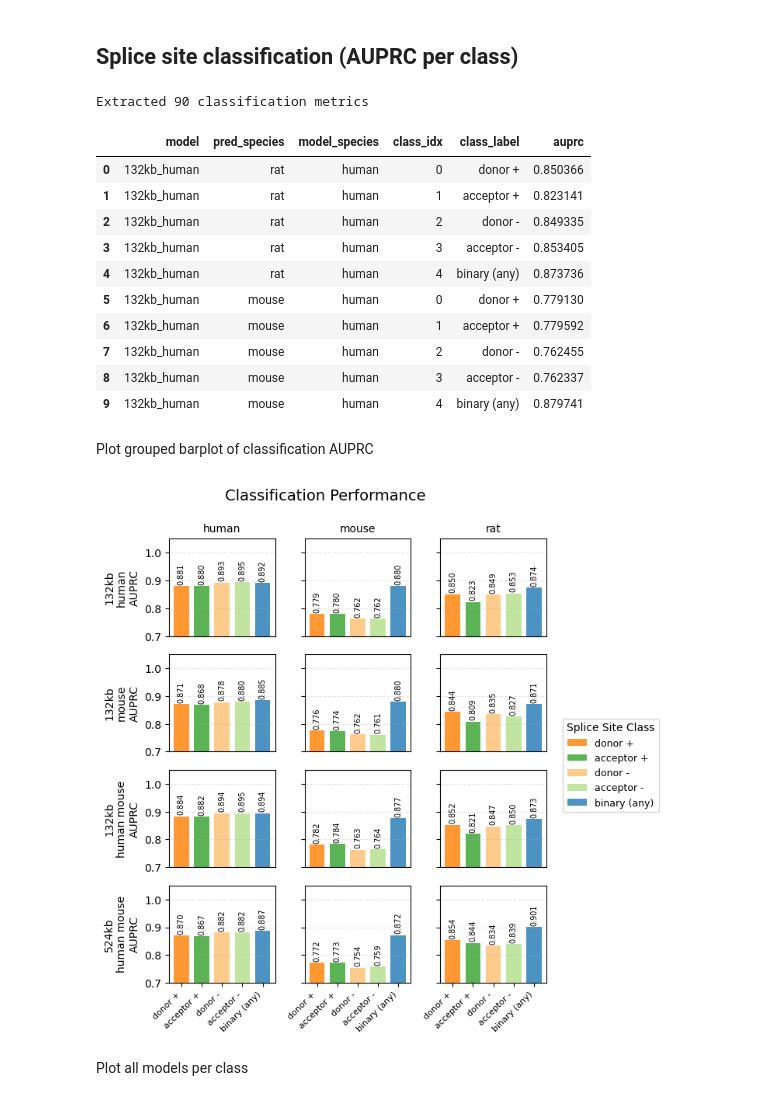
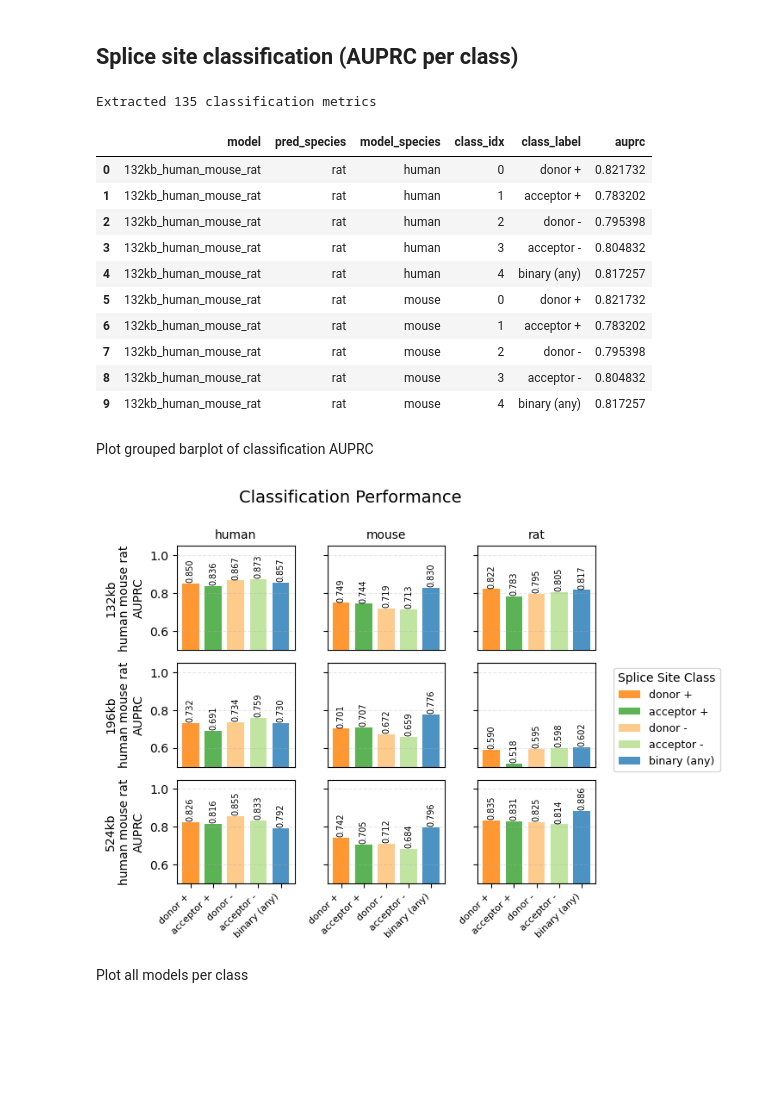
Before and after one commit to anamariaelek/alphagenome-pytorch, a Jupyter notebook: examples/notebooks/splice_eval_compara.ipynb, the cells around one changed output. Saved outputs shown, nothing was run; the diff lists cells and outputs as text; code cells hidden in the pictures; blank space fills up the shorter version.

```diff
--- a/examples/notebooks/splice_eval_compara.ipynb
+++ b/examples/notebooks/splice_eval_compara.ipynb
@@ -11,8 +13,15 @@ import matplotlib.lines as mlines
 metrics_dict = {}
 
 # Load saved predictions
-models = ["132kb_human", "132kb_mouse", "132kb_human_mouse", "524kb_human_mouse"]
-# models = ["132kb_human", "132kb_mouse", "132kb_human_mouse", "524kb_human_mouse", "132kb_human_mouse_rat", "524kb_human_mouse_rat"]
+models = [
+    #"132kb_human",
+    #"132kb_mouse",
+    #"132kb_human_mouse",
+    "132kb_human_mouse_rat",
+    "196kb_human_mouse_rat",
+    #"524kb_human_mouse",
+    "524kb_human_mouse_rat"
+]
 for model in models:
     for pred_sps in ["rat", "mouse", "human"]:
         # Construct prediction directory path
@@ -165,18 +183,18 @@ df_classification = pd.DataFrame(classification_data)
 print(f"Extracted {len(df_classification)} classification metrics")
 df_classification.head(10)
 # %% [output]
-Extracted 90 classification metrics
+Extracted 135 classification metrics
 |  | model | pred_species | model_species | class_idx | class_label | auprc |
-| 0 | 132kb_human | rat | human | 0 | donor + | 0.850366 |
-| 1 | 132kb_human | rat | human | 1 | acceptor + | 0.823141 |
-| 2 | 132kb_human | rat | human | 2 | donor - | 0.849335 |
-| 3 | 132kb_human | rat | human | 3 | acceptor - | 0.853405 |
-| 4 | 132kb_human | rat | human | 4 | binary (any) | 0.873736 |
-| 5 | 132kb_human | mouse | human | 0 | donor + | 0.779130 |
-| 6 | 132kb_human | mouse | human | 1 | acceptor + | 0.779592 |
-| 7 | 132kb_human | mouse | human | 2 | donor - | 0.762455 |
-| 8 | 132kb_human | mouse | human | 3 | acceptor - | 0.762337 |
-| 9 | 132kb_human | mouse | human | 4 | binary (any) | 0.879741 |
+| 0 | 132kb_human_mouse_rat | rat | human | 0 | donor + | 0.821732 |
+| 1 | 132kb_human_mouse_rat | rat | human | 1 | acceptor + | 0.783202 |
+| 2 | 132kb_human_mouse_rat | rat | human | 2 | donor - | 0.795398 |
+| 3 | 132kb_human_mouse_rat | rat | human | 3 | acceptor - | 0.804832 |
+| 4 | 132kb_human_mouse_rat | rat | human | 4 | binary (any) | 0.817257 |
+| 5 | 132kb_human_mouse_rat | rat | mouse | 0 | donor + | 0.821732 |
+| 6 | 132kb_human_mouse_rat | rat | mouse | 1 | acceptor + | 0.783202 |
+| 7 | 132kb_human_mouse_rat | rat | mouse | 2 | donor - | 0.795398 |
+| 8 | 132kb_human_mouse_rat | rat | mouse | 3 | acceptor - | 0.804832 |
+| 9 | 132kb_human_mouse_rat | rat | mouse | 4 | binary (any) | 0.817257 |
 # %% [markdown]
 Plot grouped barplot of classification AUPRC
 # %%
@@ -234,7 +252,7 @@ for model_idx, model in enumerate(models):
                             ha='center', va='bottom', fontsize=7, rotation=90)
 
         # Customize subplot
-        ax.set_ylim(0.7, 1.05)
+        ax.set_ylim(0.5, 1.05)
         ax.grid(axis='y', alpha=0.3, linestyle='--')
 
         # Set title for top row (species names)
@@ -250,34 +268,34 @@ for model_idx, model in enumerate(models):
 
         # Only show x-ticks on bottom row
         if model_idx == n_models - 1:
             ax.set_xticks(range(n_classes))
             ax.set_xticklabels([CLASS_LABELS.get(c, 'binary')[:12] for c in classes],
                               rotation=45, ha='right', fontsize=8)
         else:
             ax.set_xticks([])
 
 # Add overall title
 fig.suptitle('Classification Performance', fontsize=14, y=0.995)
 
 # Create legend (only once, outside subplots)
 handles = []
 labels = []
 for class_idx in classes:
     color = CLASS_COLORS.get(class_idx, '#888888')
     label = CLASS_LABELS.get(class_idx, f'class_{class_idx}')
     if class_idx == 4:
         label = 'binary (any)'
         color = '#1f78b4'
     handles.append(plt.Rectangle((0,0),1,1, fc=color, alpha=0.8))
     labels.append(label)
 
 fig.legend(handles, labels, title='Splice Site Class',
           loc='center left', bbox_to_anchor=(1.0, 0.5), fontsize=9)
 
 plt.tight_layout()
 plt.show()
 # %% [output]
-[figure, old version]
+[figure, new version]
 # %% [markdown]
 Plot all models per class
 # %%
```
Also changed, not shown: parts of 10 cells of this notebook, 13 other files.
